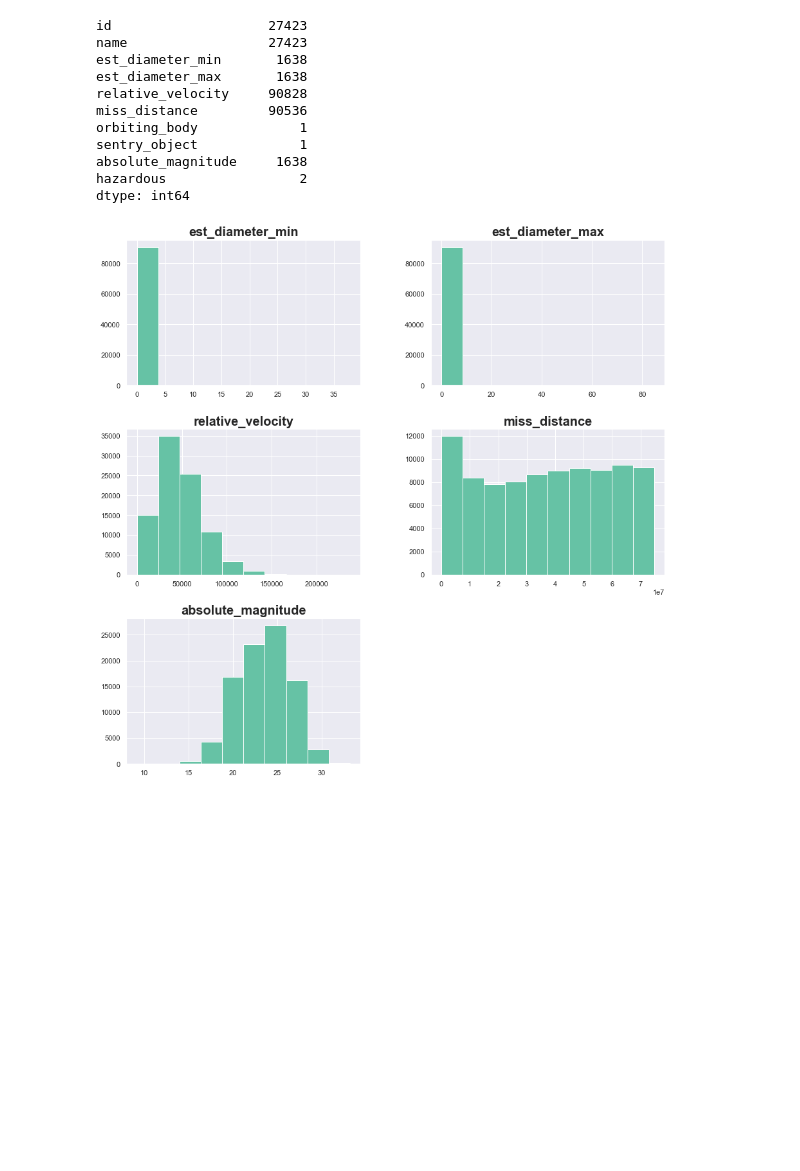
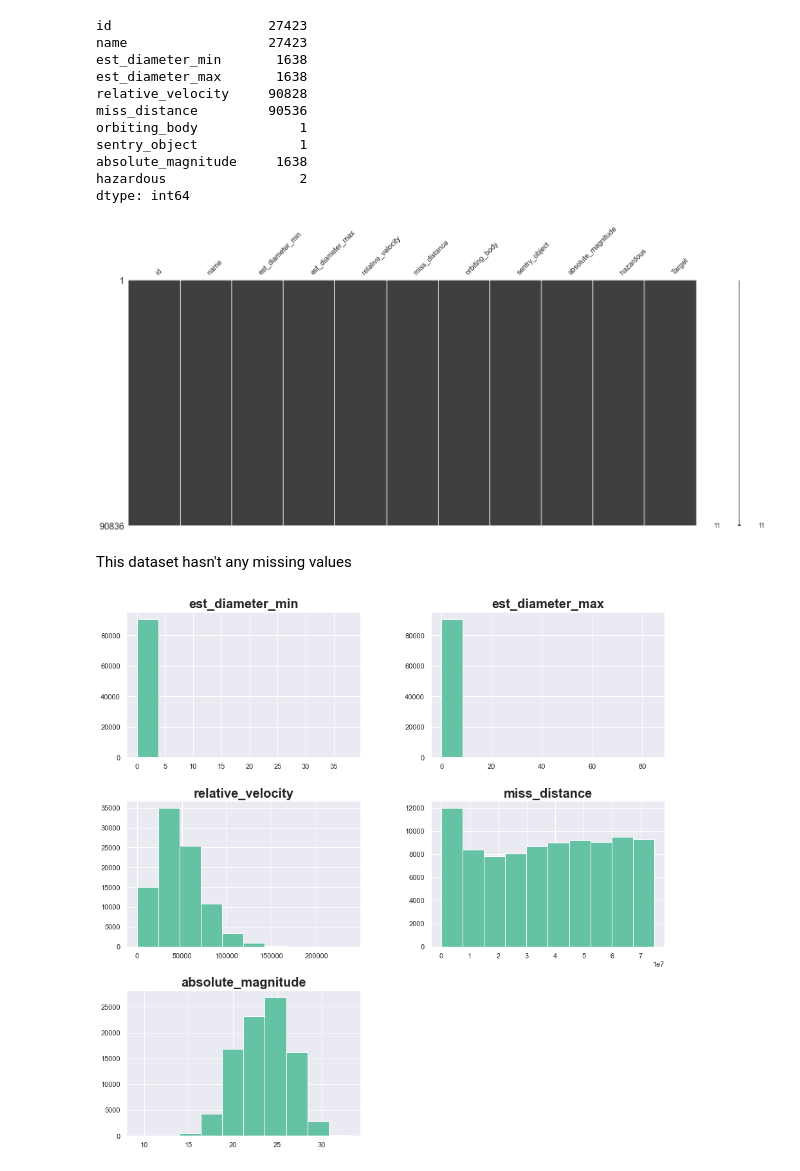
Before and after one commit to enricogoerlitz/ML-Models, a Jupyter notebook: Machine Learning Projects/01_Kaggle_Data_Projects_And_Competitions/00_Starter_Projects/01_NASA__Nearest Earth Objects/notebooks/01_data_eda.ipynb, the cells around one changed output. Drawn from its saved outputs; the diff is of its cells as text; code cells hidden in the pictures; blank space fills up the shorter version.

```diff
--- a/Machine Learning Projects/01_Kaggle_Data_Projects_And_Competitions/00_Starter_Projects/01_NASA__Nearest Earth Objects/notebooks/01_data_eda.ipynb
+++ b/Machine Learning Projects/01_Kaggle_Data_Projects_And_Competitions/00_Starter_Projects/01_NASA__Nearest Earth Objects/notebooks/01_data_eda.ipynb
@@ -160,6 +165,12 @@ sentry_object             1
 absolute_magnitude     1638
 hazardous                 2
 dtype: int64
+# %%
+msno.matrix(df);
+# %% [output]
+[figure, added]
+# %% [markdown]
+This dataset hasn't any missing values
 # %%
 df[NUM_COLUMNS].hist(figsize=(15, 15));
 # %% [output]
```
Also changed, not shown: parts of 27 cells of this notebook.
